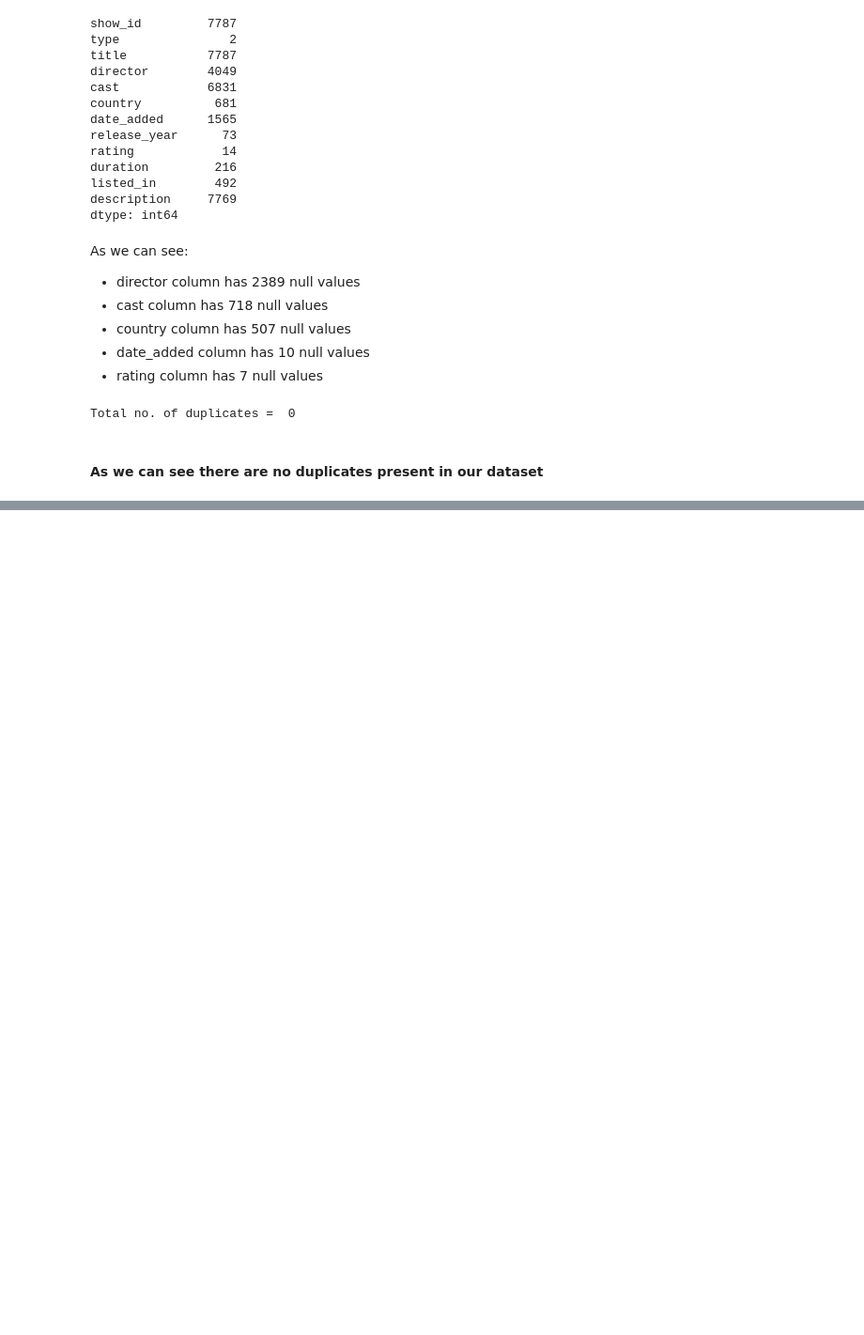
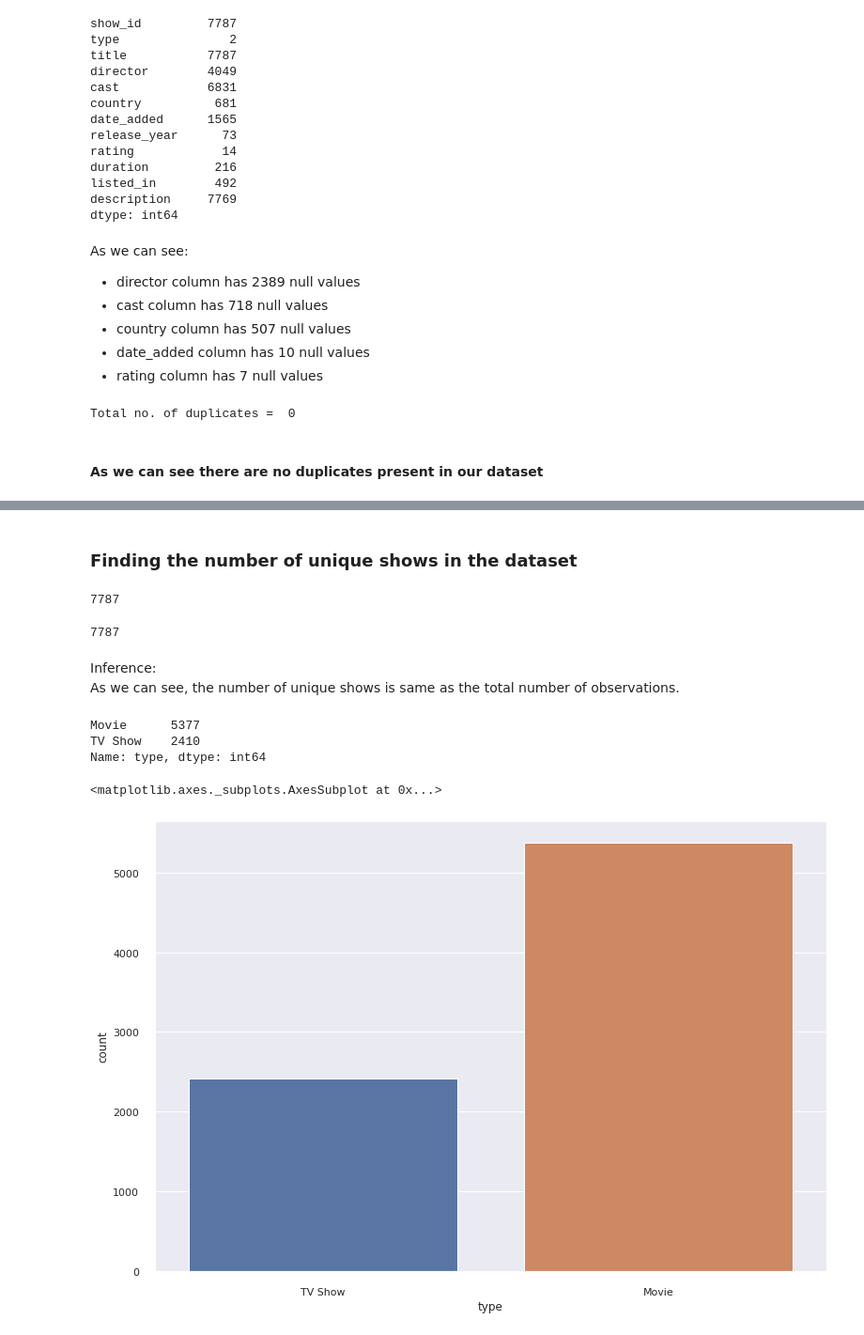
Before and after one commit to codeboy47/Netflix-movies-and-tv-shows-clustering, a Jupyter notebook: Individual_Notebook.ipynb, the cells around one changed output, grey strips where cells are left out. Shown at 94% size. Cells and saved outputs as stored; diff of their text form; code cells hidden in the pictures; blank space fills up the shorter version.

```diff
--- a/Individual_Notebook.ipynb
+++ b/Individual_Notebook.ipynb
@@ -195,3 +195,8 @@ print("Total no. of duplicates = ", value)
 Total no. of duplicates =  0
 # %% [markdown]
 #### As we can see there are no duplicates present in our dataset
+# %%
+# Setting the size of the graphs and also style of seaborn
+style.use('seaborn-poster')
+style.use('ggplot')
+sns.set(style = 'darkgrid')
@@ -197,0 +220,27 @@ Total no. of duplicates =  0
+# %% [markdown]
+### Finding the number of unique shows in the dataset
+# %%
+# no. of unique users
+netflix_df['show_id'].nunique()
+# %% [output]
+7787
+# %%
+# no. of records
+netflix_df.shape[0]
+# %% [output]
+7787
+# %% [markdown]
+Inference: <br>
+As we can see, the number of unique shows is same as the total number of observations.
+# %%
+netflix_df['type'].value_counts()
+# %% [output]
+Movie      5377
+TV Show    2410
+Name: type, dtype: int64
+# %%
+# count plot for type column
+sns.countplot(x = netflix_df['type'])
+# %% [output]
+<matplotlib.axes._subplots.AxesSubplot at 0x...>
+[figure, added]
```
Also changed, not shown: parts of 7 cells of this notebook.
